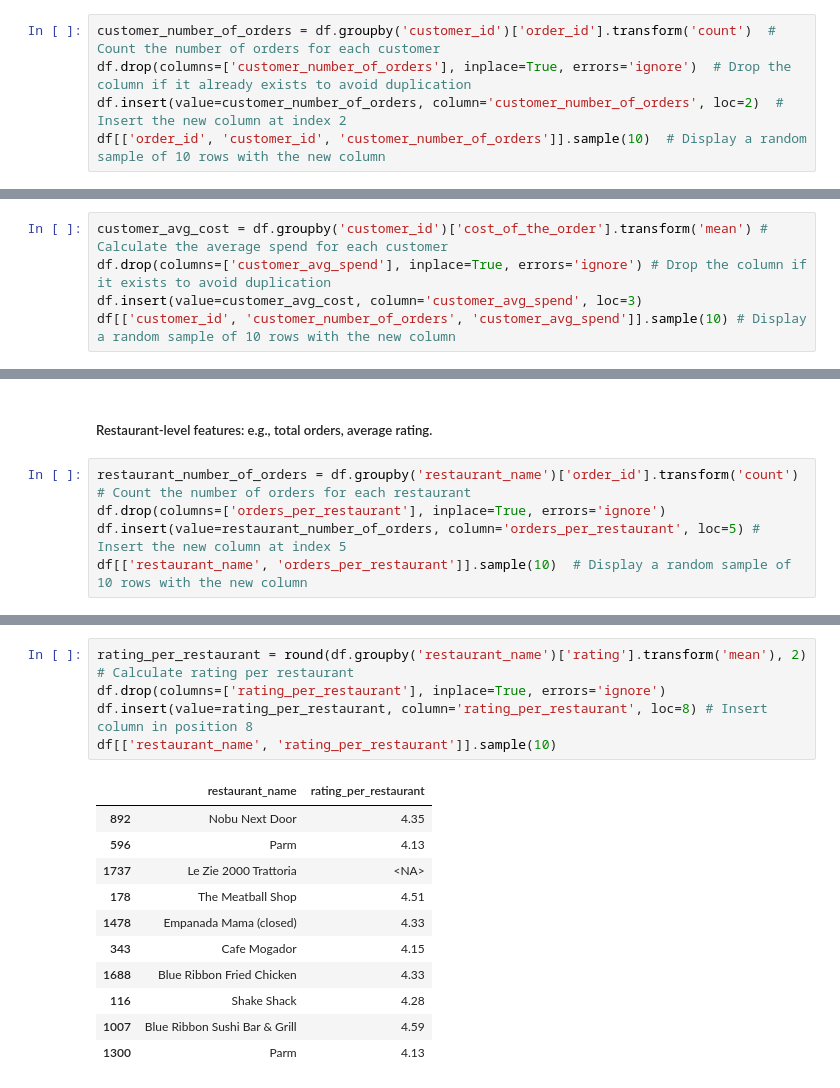
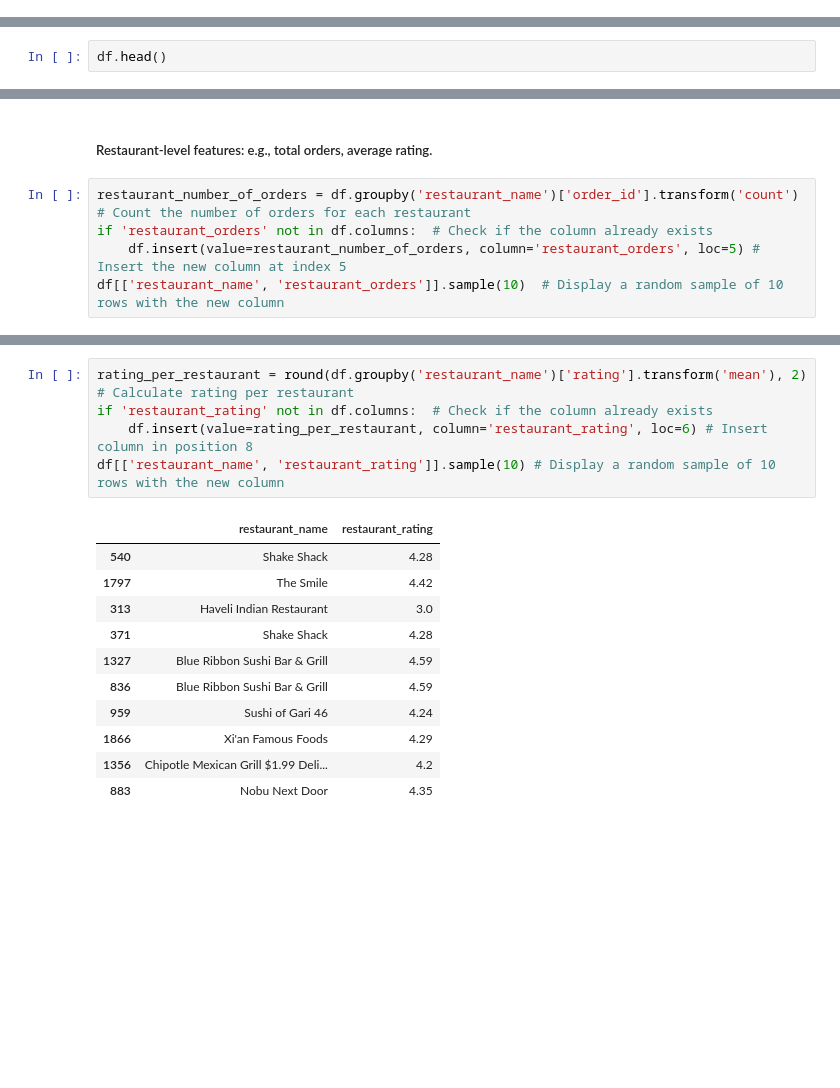
Before and after one commit to J3SSY-ANDU/Food-Delivery-Data-Analysis, a Jupyter notebook: notebooks/food_delivery_orders_eda.ipynb, the cells around one changed output, grey strips where cells are left out. Saved outputs shown, nothing was run; the diff lists cells and outputs as text; blank space fills up the shorter version.

```diff
--- a/notebooks/food_delivery_orders_eda.ipynb
+++ b/notebooks/food_delivery_orders_eda.ipynb
@@ -374,8 +374,3 @@ df[df['cost_category'] == 'Cheap'][['cuisine_type', 'cost_of_the_order', 'cost_c
 | 1550 | Korean | 5.77 | Cheap |
 # %% [markdown]
 ##### Customer-level features: e.g., number of orders per customer (loyalty), average spend.
-# %%
-customer_number_of_orders = df.groupby('customer_id')['order_id'].transform('count')  # Count the number of orders for each customer
-df.drop(columns=['customer_number_of_orders'], inplace=True, errors='ignore')  # Drop the column if it already exists to avoid duplication
-df.insert(value=customer_number_of_orders, column='customer_number_of_orders', loc=2)  # Insert the new column at index 2
-df[['order_id', 'customer_id', 'customer_number_of_orders']].sample(10)  # Display a random sample of 10 rows with the new column
@@ -394,6 +377,3 @@ df[['order_id', 'customer_id', 'customer_number_of_orders']].sample(10)  # Displ
 # %%
-customer_avg_cost = df.groupby('customer_id')['cost_of_the_order'].transform('mean') # Calculate the average spend for each customer
-df.drop(columns=['customer_avg_spend'], inplace=True, errors='ignore') # Drop the column if it exists to avoid duplication
-df.insert(value=customer_avg_cost, column='customer_avg_spend', loc=3)
-df[['customer_id', 'customer_number_of_orders', 'customer_avg_spend']].sample(10) # Display a random sample of 10 rows with the new column
+df.head()
 # %% [output]
@@ -412,7 +418,7 @@ df[['customer_id', 'customer_number_of_orders', 'customer_avg_spend']].sample(10
 ##### Restaurant-level features: e.g., total orders, average rating.
 # %%
 restaurant_number_of_orders = df.groupby('restaurant_name')['order_id'].transform('count')  # Count the number of orders for each restaurant
-df.drop(columns=['orders_per_restaurant'], inplace=True, errors='ignore')
-df.insert(value=restaurant_number_of_orders, column='orders_per_restaurant', loc=5) # Insert the new column at index 5
-df[['restaurant_name', 'orders_per_restaurant']].sample(10)  # Display a random sample of 10 rows with the new column
+if 'restaurant_orders' not in df.columns:  # Check if the column already exists
+    df.insert(value=restaurant_number_of_orders, column='restaurant_orders', loc=5) # Insert the new column at index 5
+df[['restaurant_name', 'restaurant_orders']].sample(10)  # Display a random sample of 10 rows with the new column
 # %% [output]
@@ -430,17 +436,17 @@ df[['restaurant_name', 'orders_per_restaurant']].sample(10)  # Display a random
 # %%
 rating_per_restaurant = round(df.groupby('restaurant_name')['rating'].transform('mean'), 2) # Calculate rating per restaurant
-df.drop(columns=['rating_per_restaurant'], inplace=True, errors='ignore')
-df.insert(value=rating_per_restaurant, column='rating_per_restaurant', loc=8) # Insert column in position 8
-df[['restaurant_name', 'rating_per_restaurant']].sample(10)
+if 'restaurant_rating' not in df.columns:  # Check if the column already exists
+    df.insert(value=rating_per_restaurant, column='restaurant_rating', loc=6) # Insert column in position 8
+df[['restaurant_name', 'restaurant_rating']].sample(10) # Display a random sample of 10 rows with the new column
 # %% [output]
-|  | restaurant_name | rating_per_restaurant |
-| 892 | Nobu Next Door | 4.35 |
-| 596 | Parm | 4.13 |
-| 1737 | Le Zie 2000 Trattoria | <NA> |
-| 178 | The Meatball Shop | 4.51 |
-| 1478 | Empanada Mama (closed) | 4.33 |
-| 343 | Cafe Mogador | 4.15 |
-| 1688 | Blue Ribbon Fried Chicken | 4.33 |
-| 116 | Shake Shack | 4.28 |
-| 1007 | Blue Ribbon Sushi Bar & Grill | 4.59 |
-| 1300 | Parm | 4.13 |
+|  | restaurant_name | restaurant_rating |
+| 540 | Shake Shack | 4.28 |
+| 1797 | The Smile | 4.42 |
+| 313 | Haveli Indian Restaurant | 3.0 |
+| 371 | Shake Shack | 4.28 |
+| 1327 | Blue Ribbon Sushi Bar & Grill | 4.59 |
+| 836 | Blue Ribbon Sushi Bar & Grill | 4.59 |
+| 959 | Sushi of Gari 46 | 4.24 |
+| 1866 | Xi'an Famous Foods | 4.29 |
+| 1356 | Chipotle Mexican Grill $1.99 Deli... | 4.2 |
+| 883 | Nobu Next Door | 4.35 |
```
Also changed, not shown: parts of 12 cells of this notebook.
